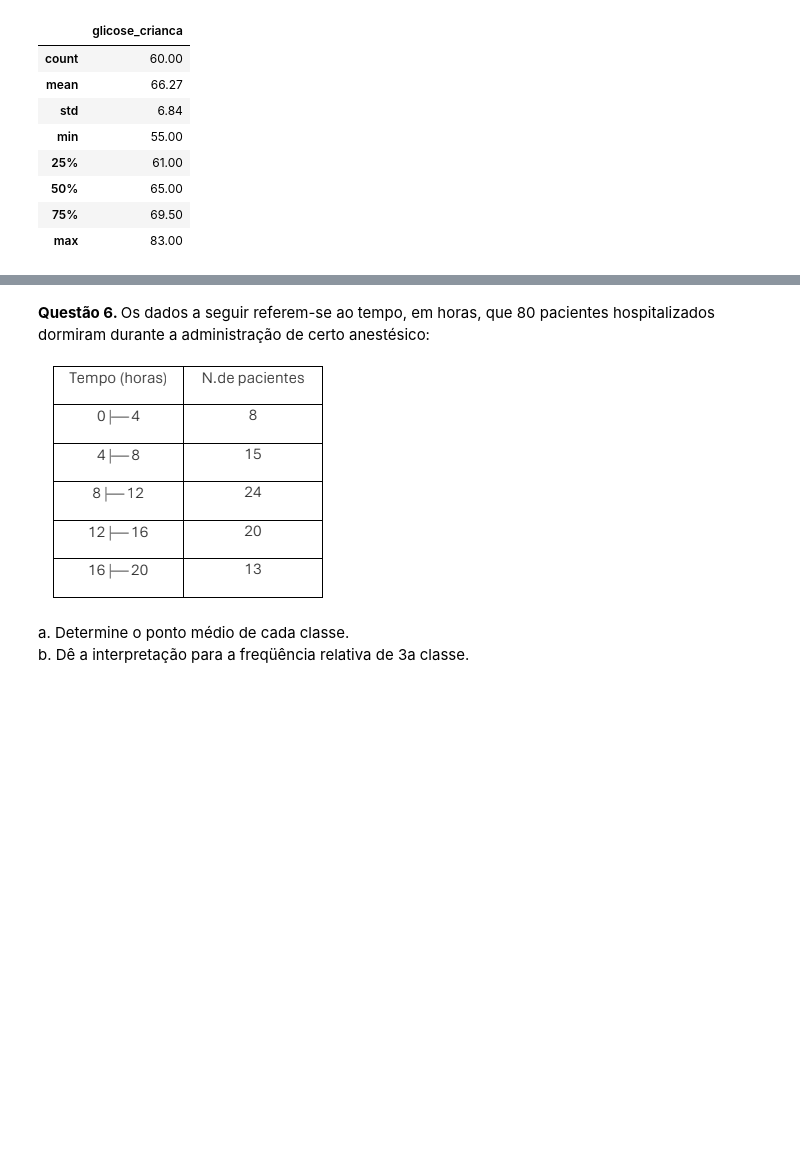
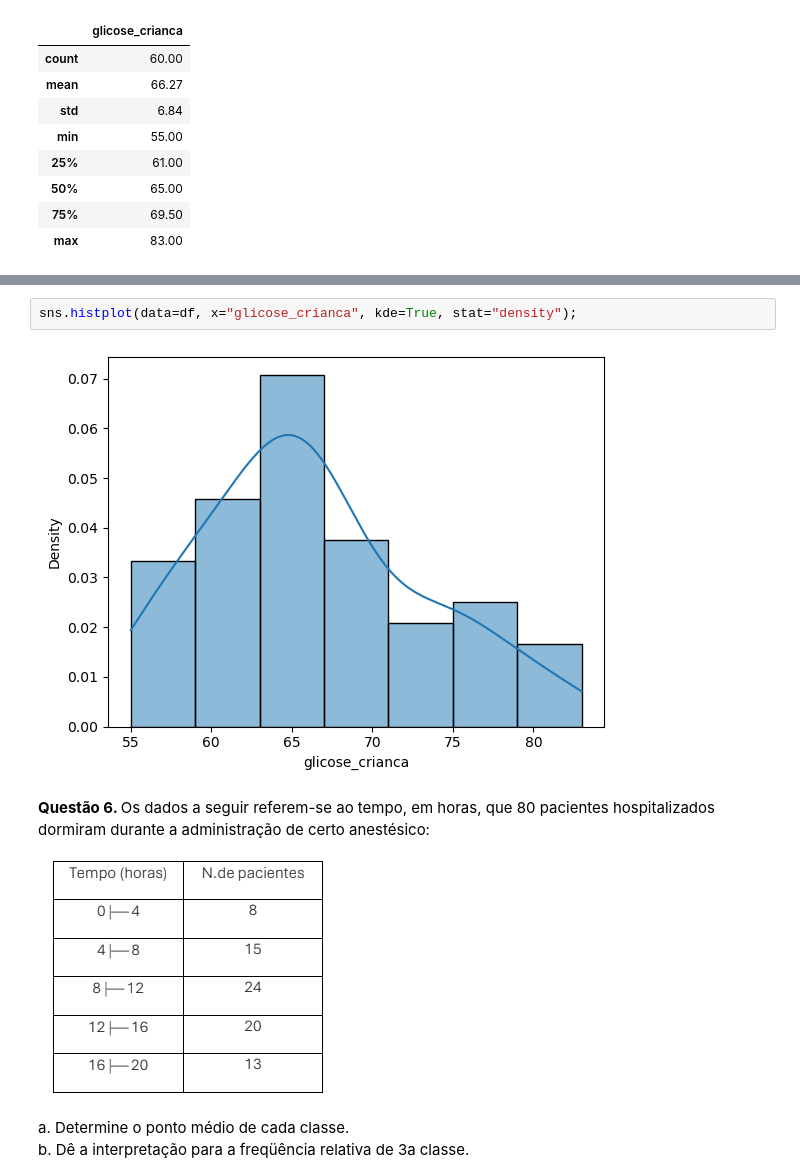
Before and after one commit to bernaRocha/graduacao_ENCE, a Jupyter notebook: 01_introducao_estatistica/04_lista_revisao.ipynb, the cells around one changed output, grey strips where cells are left out. Saved outputs shown, nothing was run; the diff lists cells and outputs as text; blank space fills up the shorter version.

```diff
--- a/01_introducao_estatistica/04_lista_revisao.ipynb
+++ b/01_introducao_estatistica/04_lista_revisao.ipynb
@@ -176,3 +192,7 @@ plt.show()
+# %%
+sns.histplot(data=df, x="glicose_crianca", kde=True, stat="density");
+# %% [output]
+[figure, added]
 # %% [markdown]
 <b>Questão 6. </b>Os dados a seguir referem-se ao tempo, em horas, que 80 pacientes hospitalizados
 dormiram durante a administração de certo anestésico:
```
Also changed, not shown: parts of 9 cells of this notebook.
